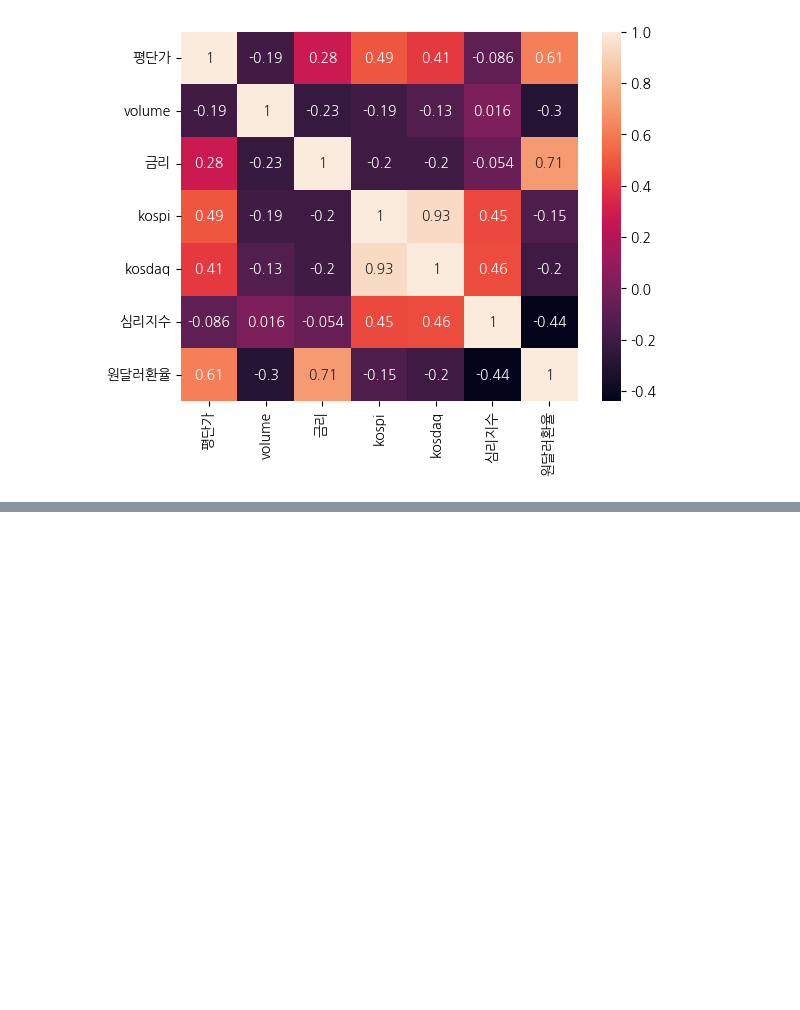
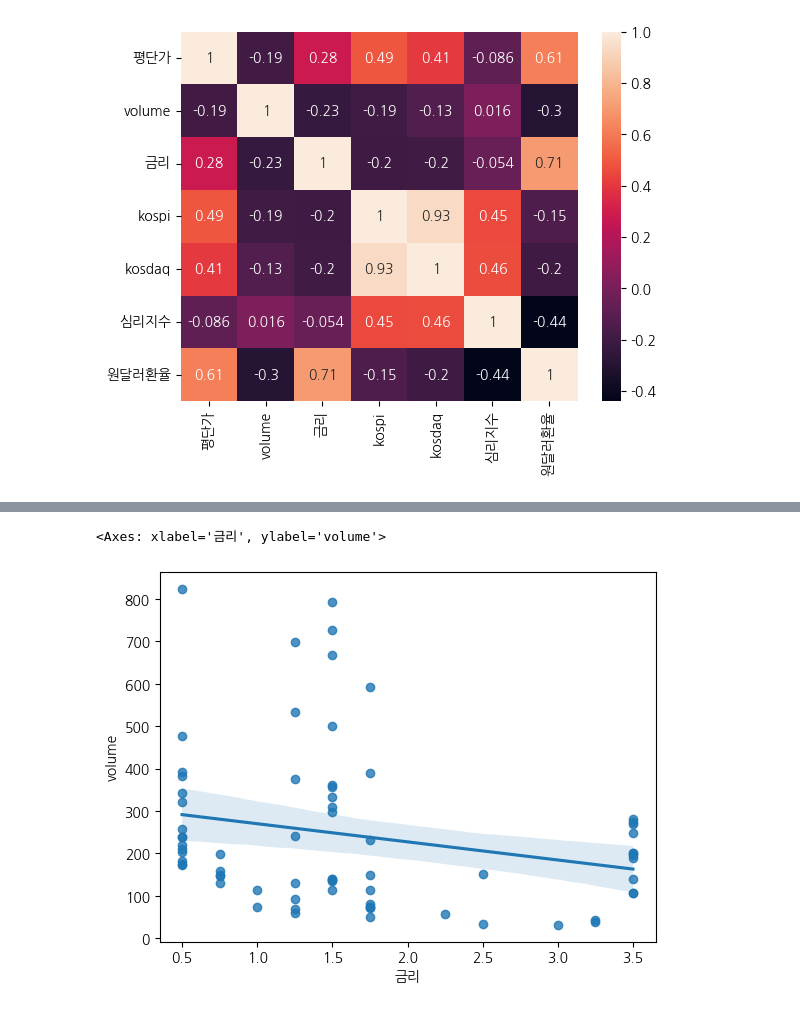
Before and after one commit to Elderman-91/green_team_project_1, a Jupyter notebook: mj2.ipynb, the cells around one changed output, grey strips where cells are left out. Saved outputs shown, nothing was run; the diff lists cells and outputs as text; code cells hidden in the pictures; blank space fills up the shorter version.

```diff
--- a/mj2.ipynb
+++ b/mj2.ipynb
@@ -206,0 +221,5 @@ plt.show()
+# %%
+sns.regplot(x="금리", y="volume", data=final_final_df)
+# %% [output]
+<Axes: xlabel='금리', ylabel='volume'>
+[figure, added]
```
Also changed, not shown: parts of 5 cells of this notebook, 1 other file.
